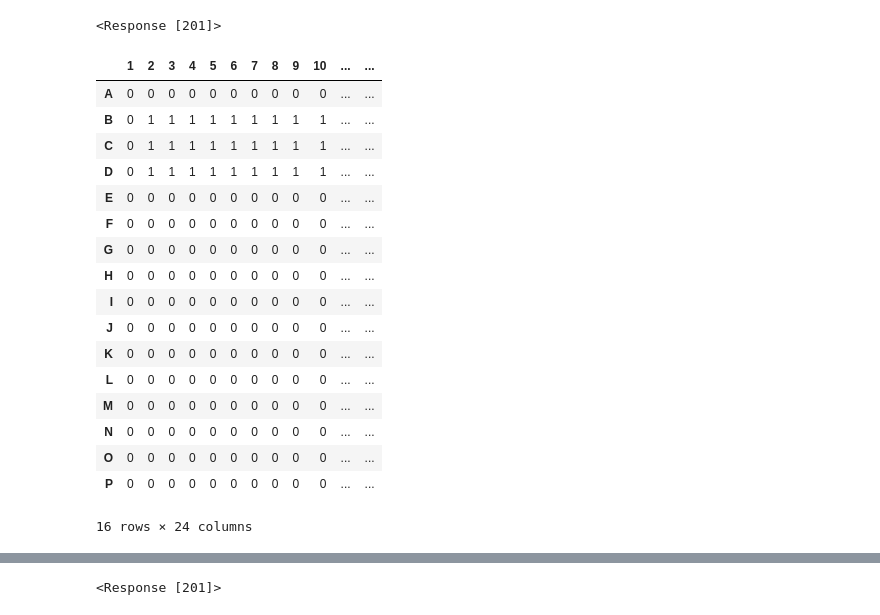
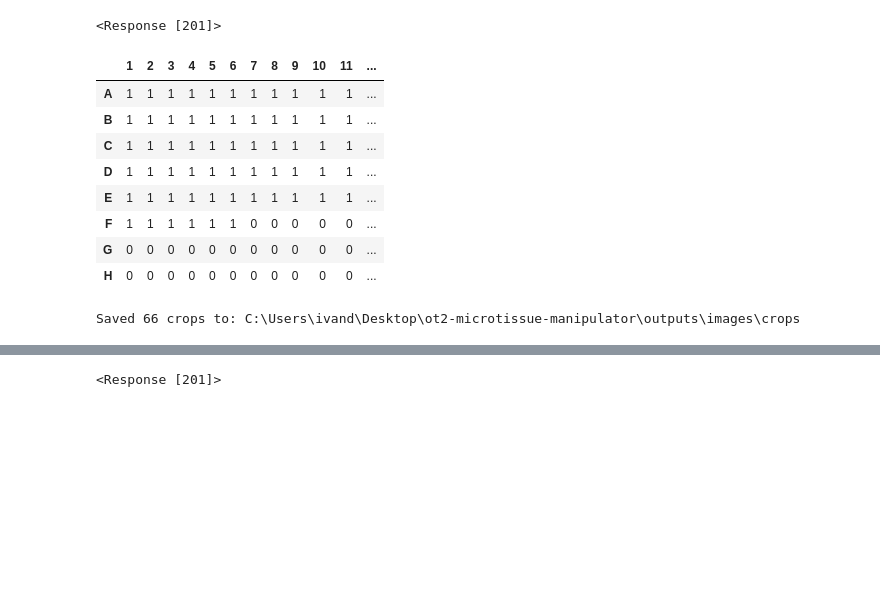
Before and after one commit to steiva/ot2-microtissue-manipulator, a Jupyter notebook: notebooks/calibration_test.ipynb, the cells around one changed output, grey strips where cells are left out. Cells and saved outputs as stored; diff of their text form; code cells hidden in the pictures; blank space fills up the shorter version.

```diff
--- a/notebooks/calibration_test.ipynb
+++ b/notebooks/calibration_test.ipynb
@@ -842,8 +843,8 @@ Labware ID:
 # %%
-# WELL_PLATE = "corning_96_wellplate_360ul_flat"
+WELL_PLATE = "corning_96_wellplate_360ul_flat"
 # WELL_PLATE = "corning_6_wellplate_16.8ml_flat"
 
 # WELL_PLATE = "corning_24_wellplate_3.4ml_flat"
-WELL_PLATE = "corning_384_wellplate_112ul_flat"
+# WELL_PLATE = "corning_384_wellplate_112ul_flat"
 r = openapi.load_labware(WELL_PLATE, 5, namespace='opentrons',verbose=True)
 # %% [output]
@@ -1041,7 +1042,7 @@ utils.discard_tip(openapi)
 plate_type = 96
 dest = core.Destination(plate_type)
 well_df = core.create_well_plan(plate_type)
-well_df.loc['B':'C', 2:11] = 1
+well_df.loc['C', 2:11] = 1
 # well_df.loc['F', 4:5] = 1
 
 
@@ -2428,32 +2434,24 @@ openapi.move_to_well(openapi.labware_dct['5'], 'B11',
 # %% [output]
 <Response [201]>
 # %%
-plate_type = 384
+plate_type = 96
 dest = core.Destination(plate_type)
 well_df = core.create_well_plan(plate_type)
-well_df.loc['B':'D', 2:11] = 1
+well_df.loc[:'F', :] = 1
+well_df.loc['F', 7:12] = 0
 
 well_plan = {f"{row}{col}": well_df.loc[row, col] for row in well_df.index for col in well_df.columns if well_df.loc[row, col] > 0}
 well_df
 # %% [output]
-|  | 1 | 2 | 3 | 4 | 5 | 6 | 7 | 8 | 9 | 10 | ... | ... |
-| A | 0 | 0 | 0 | 0 | 0 | 0 | 0 | 0 | 0 | 0 | ... | ... |
-| B | 0 | 1 | 1 | 1 | 1 | 1 | 1 | 1 | 1 | 1 | ... | ... |
-| C | 0 | 1 | 1 | 1 | 1 | 1 | 1 | 1 | 1 | 1 | ... | ... |
-| D | 0 | 1 | 1 | 1 | 1 | 1 | 1 | 1 | 1 | 1 | ... | ... |
-| E | 0 | 0 | 0 | 0 | 0 | 0 | 0 | 0 | 0 | 0 | ... | ... |
-| F | 0 | 0 | 0 | 0 | 0 | 0 | 0 | 0 | 0 | 0 | ... | ... |
-| G | 0 | 0 | 0 | 0 | 0 | 0 | 0 | 0 | 0 | 0 | ... | ... |
-| H | 0 | 0 | 0 | 0 | 0 | 0 | 0 | 0 | 0 | 0 | ... | ... |
-| I | 0 | 0 | 0 | 0 | 0 | 0 | 0 | 0 | 0 | 0 | ... | ... |
-| J | 0 | 0 | 0 | 0 | 0 | 0 | 0 | 0 | 0 | 0 | ... | ... |
-| K | 0 | 0 | 0 | 0 | 0 | 0 | 0 | 0 | 0 | 0 | ... | ... |
-| L | 0 | 0 | 0 | 0 | 0 | 0 | 0 | 0 | 0 | 0 | ... | ... |
-| M | 0 | 0 | 0 | 0 | 0 | 0 | 0 | 0 | 0 | 0 | ... | ... |
-| N | 0 | 0 | 0 | 0 | 0 | 0 | 0 | 0 | 0 | 0 | ... | ... |
-| O | 0 | 0 | 0 | 0 | 0 | 0 | 0 | 0 | 0 | 0 | ... | ... |
-| P | 0 | 0 | 0 | 0 | 0 | 0 | 0 | 0 | 0 | 0 | ... | ... |
+|  | 1 | 2 | 3 | 4 | 5 | 6 | 7 | 8 | 9 | 10 | 11 | ... |
+| A | 1 | 1 | 1 | 1 | 1 | 1 | 1 | 1 | 1 | 1 | 1 | ... |
+| B | 1 | 1 | 1 | 1 | 1 | 1 | 1 | 1 | 1 | 1 | 1 | ... |
+| C | 1 | 1 | 1 | 1 | 1 | 1 | 1 | 1 | 1 | 1 | 1 | ... |
+| D | 1 | 1 | 1 | 1 | 1 | 1 | 1 | 1 | 1 | 1 | 1 | ... |
+| E | 1 | 1 | 1 | 1 | 1 | 1 | 1 | 1 | 1 | 1 | 1 | ... |
+| F | 1 | 1 | 1 | 1 | 1 | 1 | 0 | 0 | 0 | 0 | 0 | ... |
+| G | 0 | 0 | 0 | 0 | 0 | 0 | 0 | 0 | 0 | 0 | 0 | ... |
+| H | 0 | 0 | 0 | 0 | 0 | 0 | 0 | 0 | 0 | 0 | 0 | ... |
-16 rows × 24 columns
 # %%
 routine = core.Routine(dest, well_plan, fill_strategy="horizontal")
 # %%
@@ -2556,6 +2555,17 @@ while not routine.is_done():
 
     routine.update(success = True)
     checking_well = routine.get_next()
+# %%
+save_dir = os.path.join(paths.BASE_DIR, "outputs", "images", "crops")
+os.makedirs(save_dir, exist_ok=True)
+
+for well_name, crop_img in crops.items():
+    filename = os.path.join(save_dir, f"{well_name}.png")
+    cv2.imwrite(filename, crop_img)
+
+print(f"Saved {len(crops)} crops to: {save_dir}")
+# %% [output]
+Saved 66 crops to: C:\Users\ivand\Desktop\ot2-microtissue-manipulator\outputs\images\crops
 # %%
 well_keys = list(crops.keys())
 unique_rows = set(key[0] for key in well_keys)
```
Also changed, not shown: parts of 42 cells of this notebook, 9 other files.
